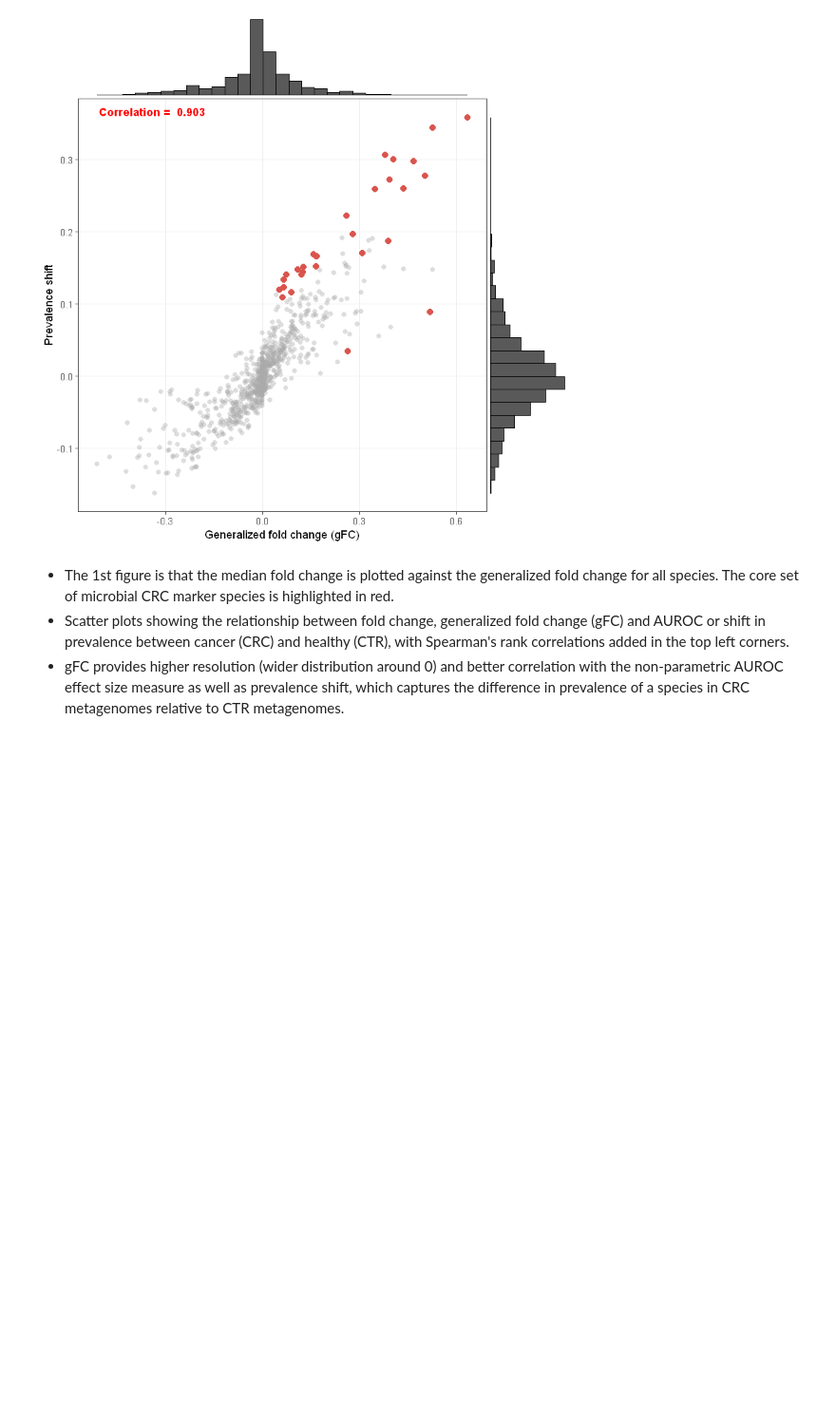
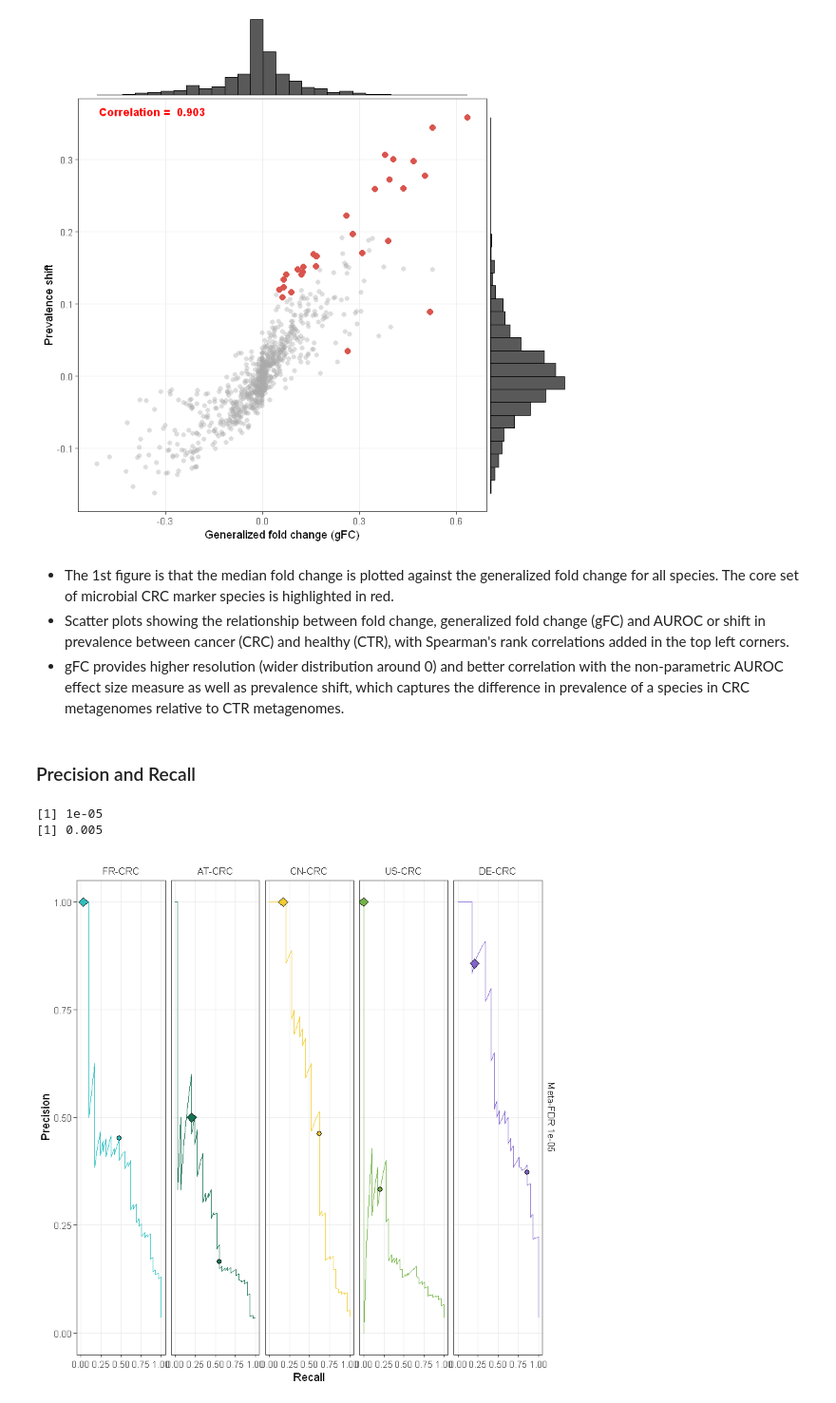
Before and after one commit to tungtokyo1108/Black-Box-Variational-Inference-for-Biological-computation, a Jupyter notebook: Data_Science_for_Medicine/Human_diseases/Cancer_disease/Marker_Analysis.ipynb, the cells around one changed output. Shown at 95% size. Saved outputs shown, nothing was run; the diff lists cells and outputs as text; code cells hidden in the pictures; blank space fills up the shorter version.

```diff
--- a/Data_Science_for_Medicine/Human_diseases/Cancer_disease/Marker_Analysis.ipynb
+++ b/Data_Science_for_Medicine/Human_diseases/Cancer_disease/Marker_Analysis.ipynb
@@ -517,3 +517,25 @@ print(g.marg.5)
 - The 1st figure is that the median fold change is plotted against the generalized fold change for all species. The core set of microbial CRC marker species is highlighted in red.
 - Scatter plots showing the relationship between fold change, generalized fold change (gFC) and AUROC or shift in prevalence between cancer (CRC) and healthy (CTR), with Spearman's rank correlations added in the top left corners.
 - gFC provides higher resolution (wider distribution around 0) and better correlation with the non-parametric AUROC effect size measure as well as prevalence shift, which captures the difference in prevalence of a species in CRC metagenomes relative to CTR metagenomes.
+# %% [markdown]
+### Precision and Recall
+# %%
+parameters <- yaml.load_file('parameters.yaml')
+study.cols <- unlist(parameters$plotting$study.cols)
+alpha.meta <- as.numeric(parameters$associations$alpha.meta)
+alpha.single <- as.numeric(parameters$associations$alpha.single.study)
+# %%
+print(alpha.meta)
+print(alpha.single)
+# %% [output]
+[1] 1e-05
+[1] 0.005
+# %%
+p.adj <- read.table('files/species/p_adj.tsv', sep = '\t', quote = '',
+                    check.names = FALSE, stringsAsFactors = FALSE)
+p.val <- read.table('files/species/p_val.tsv', sep = '\t', quote = '',
+                    check.names = FALSE, stringsAsFactors = FALSE)
+fc.mat <- read.table('files/species/fc.tsv', sep = '\t', quote = '',
+                     check.names = FALSE, stringsAsFactors = FALSE)
+marker.set <- rownames(p.adj)[p.adj$all < alpha.meta]
+marker.set.extended <- rownames(p.adj)[p.adj$all < alpha.single]
@@ -519,0 +578,21 @@ print(g.marg.5)
+# %%
+df.plot <- df.plot %>%
+    mutate(study = factor(study, levels = names(study.cols)))
+g1 <- df.plot %>%
+    ggplot(aes(x = recall, y = precision, col = study)) +
+        theme_bw() +
+        theme(strip.background = element_blank(),
+              panel.grid.minor = element_blank()) +
+        geom_line() +
+        facet_grid(set~study) +
+        scale_color_manual(values = study.cols, guide = FALSE) +
+        xlab('Recall') + ylab('Precision')
+g1 <- g1 +
+    geom_point(data = df.plot %>% filter(set.0.1),
+               aes(fill = study), colour = 'black', shape = 21, size = 2) +
+    geom_point(data = df.plot %>% filter(set.0.01),
+               aes(fill = study), colour = 'black', shape = 23, size = 3) +
+    scale_fill_manual(values = study.cols, guide = FALSE)
+g1
+# %% [output]
+[figure, added]
```
Also changed, not shown: parts of 1 cell of this notebook.
